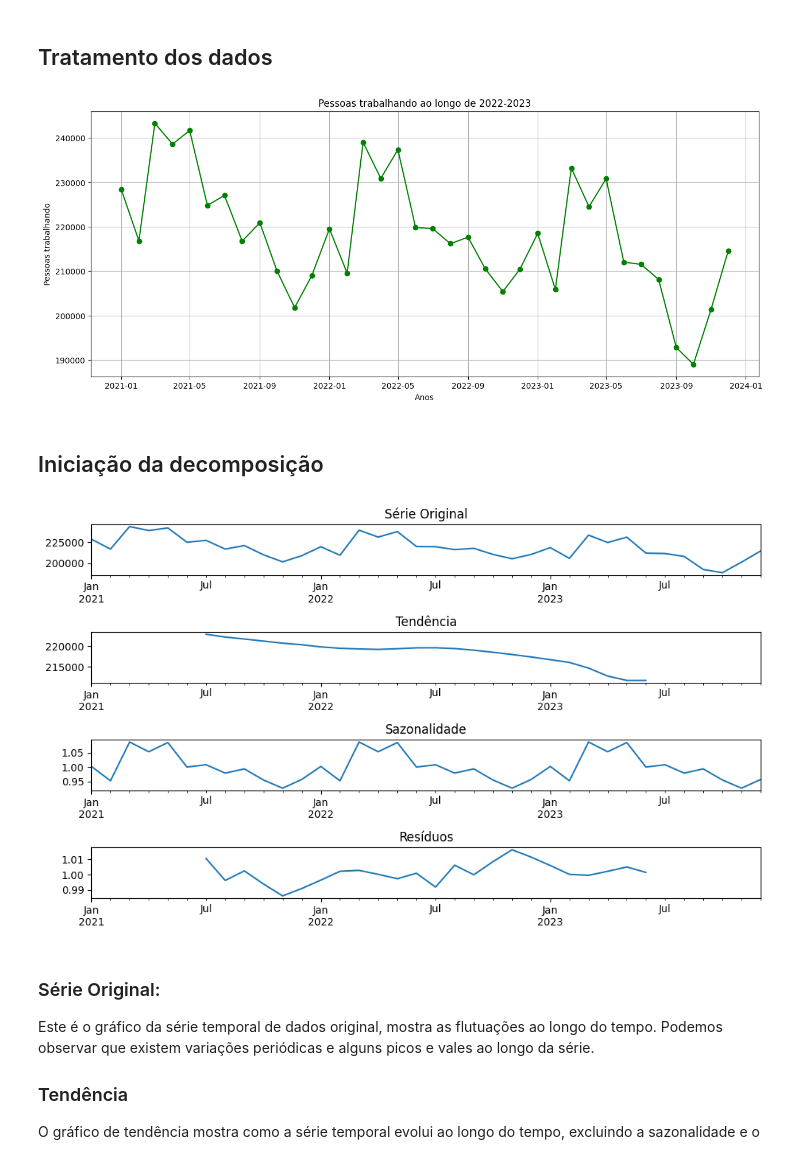
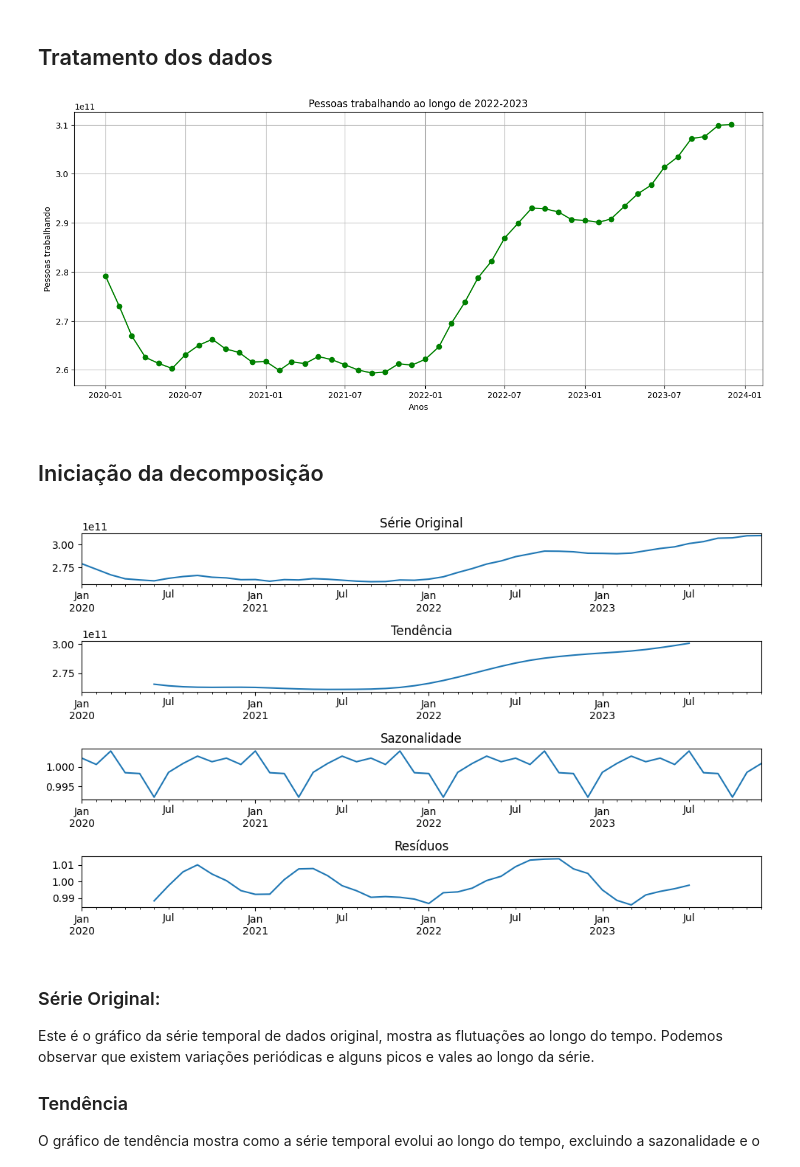
Before and after one commit to felipequentino/app-live-data, a Jupyter notebook: notebooks/decomposicao.ipynb, the cells around one changed output. Cells and saved outputs as stored; diff of their text form; code cells hidden in the pictures.

```diff
--- a/notebooks/decomposicao.ipynb
+++ b/notebooks/decomposicao.ipynb
@@ -31,13 +31,14 @@ from statsmodels.tsa.arima.model import ARIMA
 # %%
 # Lendo os dados já tratados.
 
-df = pd.read_csv('../data/nascimento/nascimentos_2020-2022.csv')
+df = pd.read_csv('../data/dinheiro_massa_2020-2023.csv')
 df = df.T
 df = df.rename(columns={0:"pessoas_trabalhando"})
 df.index = pd.to_datetime(df.index)
 df.index = df.index.to_period("M")
 df.pessoas_trabalhando = pd.to_numeric(df.pessoas_trabalhando)
 index = df.index.to_timestamp()
+df.pessoas_trabalhando *= 1000 * 1000
 # %%
 fig, ax = plt.subplots(figsize=(15, 6))
 
@@ -55,25 +56,25 @@ ax.grid(True)
 # Show plot
 plt.show()
 # %% [output]
-[figure, old version]
+[figure, new version]
 # %% [markdown]
 ## Iniciação da decomposição
 # %%
-decomposition = seasonal_decompose(df.pessoas_trabalhando, model='multiplicative', period=12)
+decomposition = seasonal_decompose(df.pessoas_trabalhando, model='multiplicative', period=10)
 
 fig, (ax1, ax2, ax3, ax4) = plt.subplots(4, 1, figsize=(10, 6))
 decomposition.observed.plot(ax=ax1)
 ax1.set_title('Série Original')
 decomposition.trend.plot(ax=ax2)
 ax2.set_title('Tendência')
 decomposition.seasonal.plot(ax=ax3)
 ax3.set_title('Sazonalidade')
 decomposition.resid.plot(ax=ax4)
 ax4.set_title('Resíduos')
 plt.tight_layout()
 plt.show()
 # %% [output]
-[figure, old version]
+[figure, new version]
 # %% [markdown]
 ###  Série Original:
 Este é o gráfico da série temporal de dados original, mostra as flutuações ao longo do tempo. Podemos observar que existem variações periódicas e alguns picos e vales ao longo da série.
```
Also changed, not shown: parts of 7 cells of this notebook, 7 other files.
